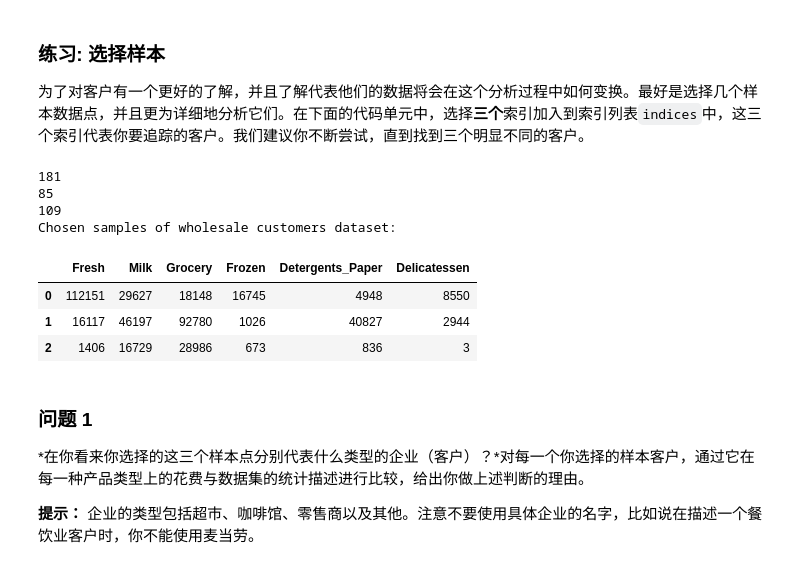
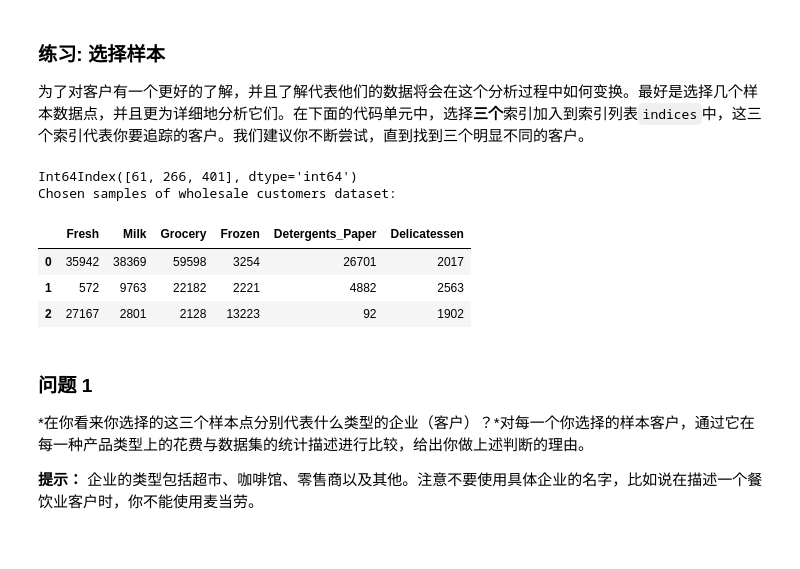
Before and after one commit to xueweiyema/creating_customer_segments, a Jupyter notebook: customer_segments.ipynb, the cells around one changed output. Drawn from its saved outputs; the diff is of its cells as text; code cells hidden in the pictures.

```diff
--- a/customer_segments.ipynb
+++ b/customer_segments.ipynb
@@ -64,28 +64,19 @@ display(data.describe())
 # %%
 # TODO：从数据集中选择三个你希望抽样的数据点的索引
 
-#Frozen最多
-print data['Fresh'].idxmax()
-#Detergents_Paper最多
-print data['Detergents_Paper'].idxmax()
-# Delicatessen最少
-print data['Delicatessen'].idxmin()
-
-indices = [181,85,109]
-
+indices = data.sample(n=3,random_state=4).index
+print indices
 # 为选择的样本建立一个DataFrame
 samples = pd.DataFrame(data.loc[indices], columns = data.keys()).reset_index(drop = True)
 print "Chosen samples of wholesale customers dataset:"
 display(samples)
 # %% [output]
-181
-85
-109
+Int64Index([61, 266, 401], dtype='int64')
 Chosen samples of wholesale customers dataset:
 |  | Fresh | Milk | Grocery | Frozen | Detergents_Paper | Delicatessen |
-| 0 | 112151 | 29627 | 18148 | 16745 | 4948 | 8550 |
-| 1 | 16117 | 46197 | 92780 | 1026 | 40827 | 2944 |
-| 2 | 1406 | 16729 | 28986 | 673 | 836 | 3 |
+| 0 | 35942 | 38369 | 59598 | 3254 | 26701 | 2017 |
+| 1 | 572 | 9763 | 22182 | 2221 | 4882 | 2563 |
+| 2 | 27167 | 2801 | 2128 | 13223 | 92 | 1902 |
 # %% [markdown]
 ### 问题 1
 *在你看来你选择的这三个样本点分别代表什么类型的企业（客户）？*对每一个你选择的样本客户，通过它在每一种产品类型上的花费与数据集的统计描述进行比较，给出你做上述判断的理由。
```
Also changed, not shown: parts of 12 cells of this notebook, 1 other file.
